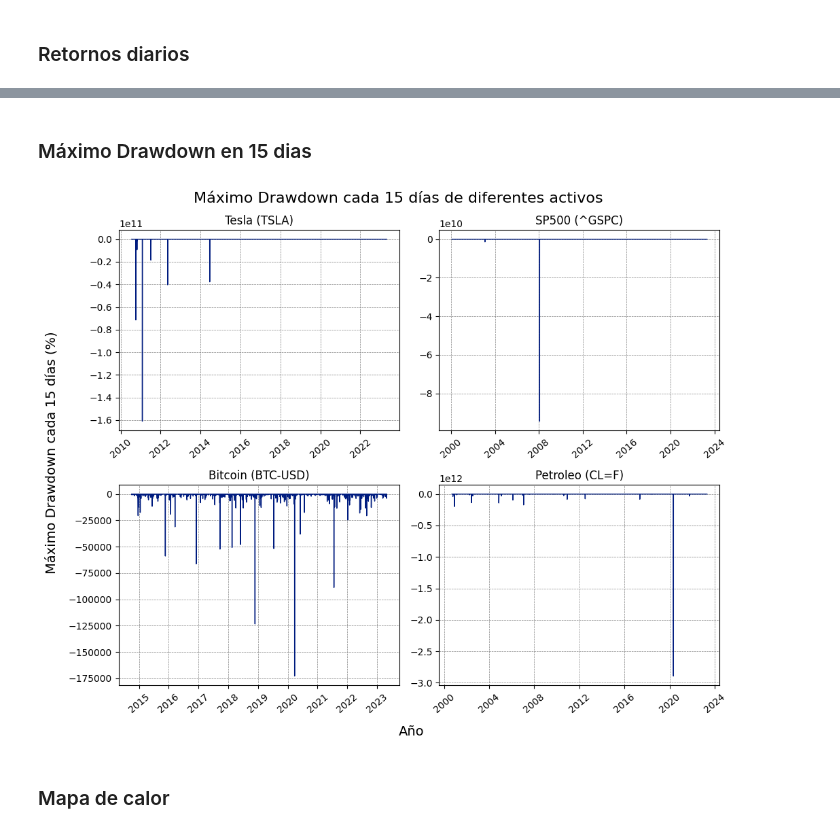
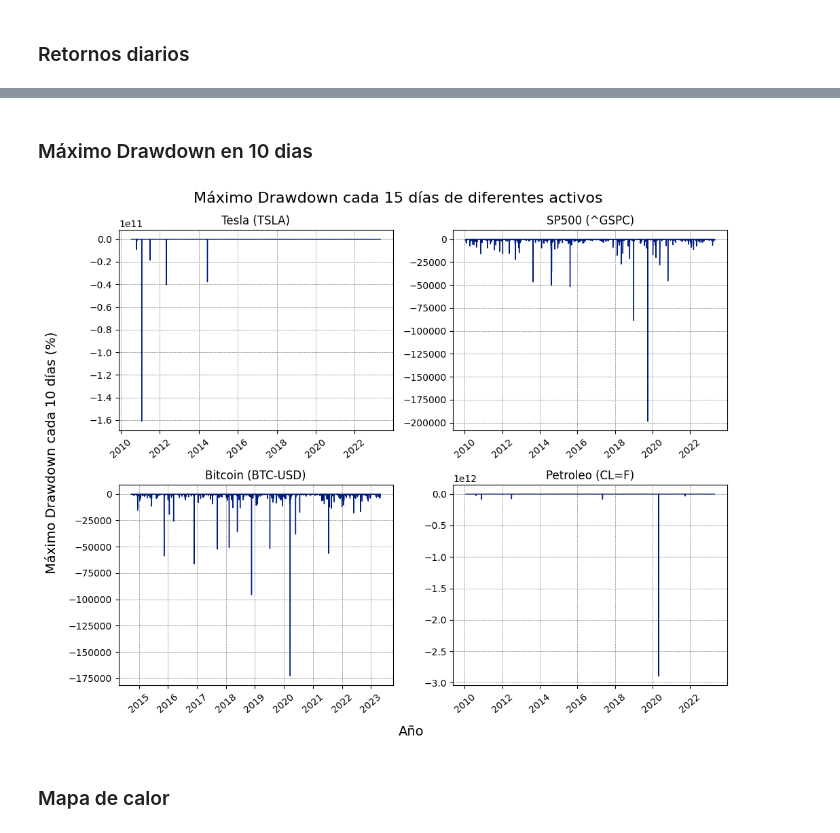
Before and after one commit to samuelvaler/TFM-PRICE-PREDICTION, a Jupyter notebook: Analisis_de_datos.ipynb, the cells around one changed output, grey strips where cells are left out. Cells and saved outputs as stored; diff of their text form; code cells hidden in the pictures.

```diff
--- a/Analisis_de_datos.ipynb
+++ b/Analisis_de_datos.ipynb
@@ -25,7 +25,7 @@ from keras.wrappers.scikit_learn import KerasRegressor
 # %% [markdown]
 # Obtención y análisis de datos
 # %%
-fecha_inicio = '2000-01-01'
+fecha_inicio = '2010-01-01'
 fecha_fin = '2023-05-01'
 
 datos_tesla = yf.download('TSLA', start=fecha_inicio, end=fecha_fin)
@@ -255,5 +255,5 @@ plt.show()
 # %% [markdown]
-### Máximo Drawdown en 15 dias
+### Máximo Drawdown en 10 dias
 # %%
 def max_drawdown(data):
     """
@@ -265,36 +265,36 @@ def max_drawdown(data):
     max_drawdown = drawdown.min()
     return max_drawdown
 
 # Calcular el Máximo Drawdown en ventanas de tiempo de 15 días
-window = 15
+window = 10
 max_drawdown_tesla = datos_tesla['Adj Close'].pct_change().rolling(window=window).apply(max_drawdown) * 100
 max_drawdown_sp500 = datos_sp500['Adj Close'].pct_change().rolling(window=window).apply(max_drawdown) * 100
 max_drawdown_bitcoin = datos_bitcoin['Adj Close'].pct_change().rolling(window=window).apply(max_drawdown) * 100
 max_drawdown_petroleo = datos_petroleo['Adj Close'].pct_change().rolling(window=window).apply(max_drawdown) * 100
 
 fig, axs = plt.subplots(nrows=2, ncols=2, figsize=(10, 8))
 for ax in axs.flat:
     ax.grid(True, linestyle='--', linewidth=0.5, color='grey')
 
 axs[0, 0].plot(max_drawdown_tesla, linewidth=1)
 axs[0, 0].set_title('Tesla (TSLA)')
 axs[0, 1].plot(max_drawdown_sp500, linewidth=1)
 axs[0, 1].set_title('SP500 (^GSPC)')
 axs[1, 0].plot(max_drawdown_bitcoin, linewidth=1)
 axs[1, 0].set_title('Bitcoin (BTC-USD)')
 axs[1, 1].plot(max_drawdown_petroleo, linewidth=1)
 axs[1, 1].set_title('Petroleo (CL=F)')
 
 for ax in axs.flat:
     ax.tick_params(axis='x', labelrotation=40)
 fig.text(0.52, -0.02, 'Año', ha='center', fontsize=14)
-fig.text(-0.02, 0.5, 'Máximo Drawdown cada 15 días (%)', va='center', rotation='vertical', fontsize=14)
+fig.text(-0.02, 0.5, 'Máximo Drawdown cada 10 días (%)', va='center', rotation='vertical', fontsize=14)
 fig.suptitle('Máximo Drawdown cada 15 días de diferentes activos', fontsize=16)
 
 plt.tight_layout()
 plt.show()
 # %% [output]
-[figure, old version]
+[figure, new version]
 # %% [markdown]
 ### Mapa de calor
 # %%
```
Also changed, not shown: parts of 6 cells of this notebook.
